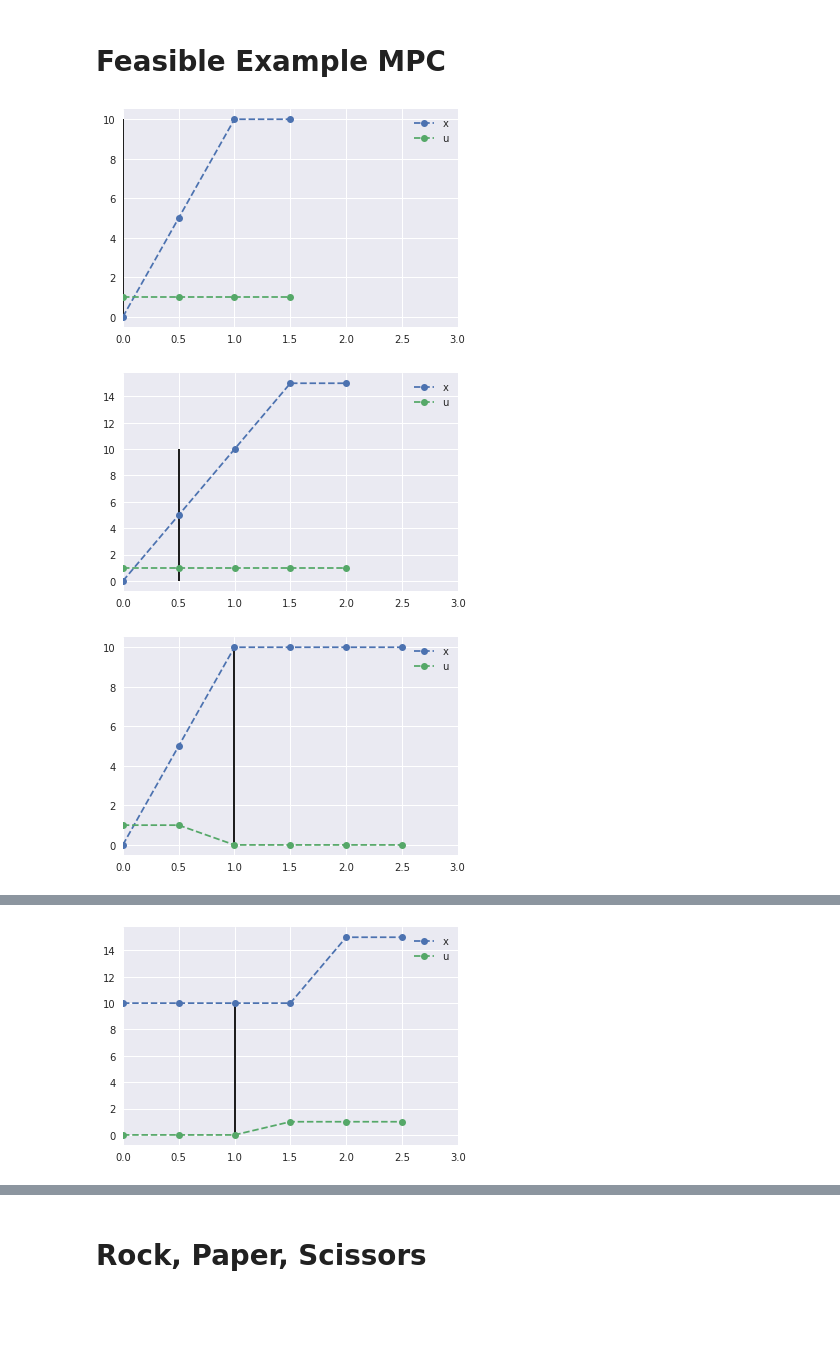
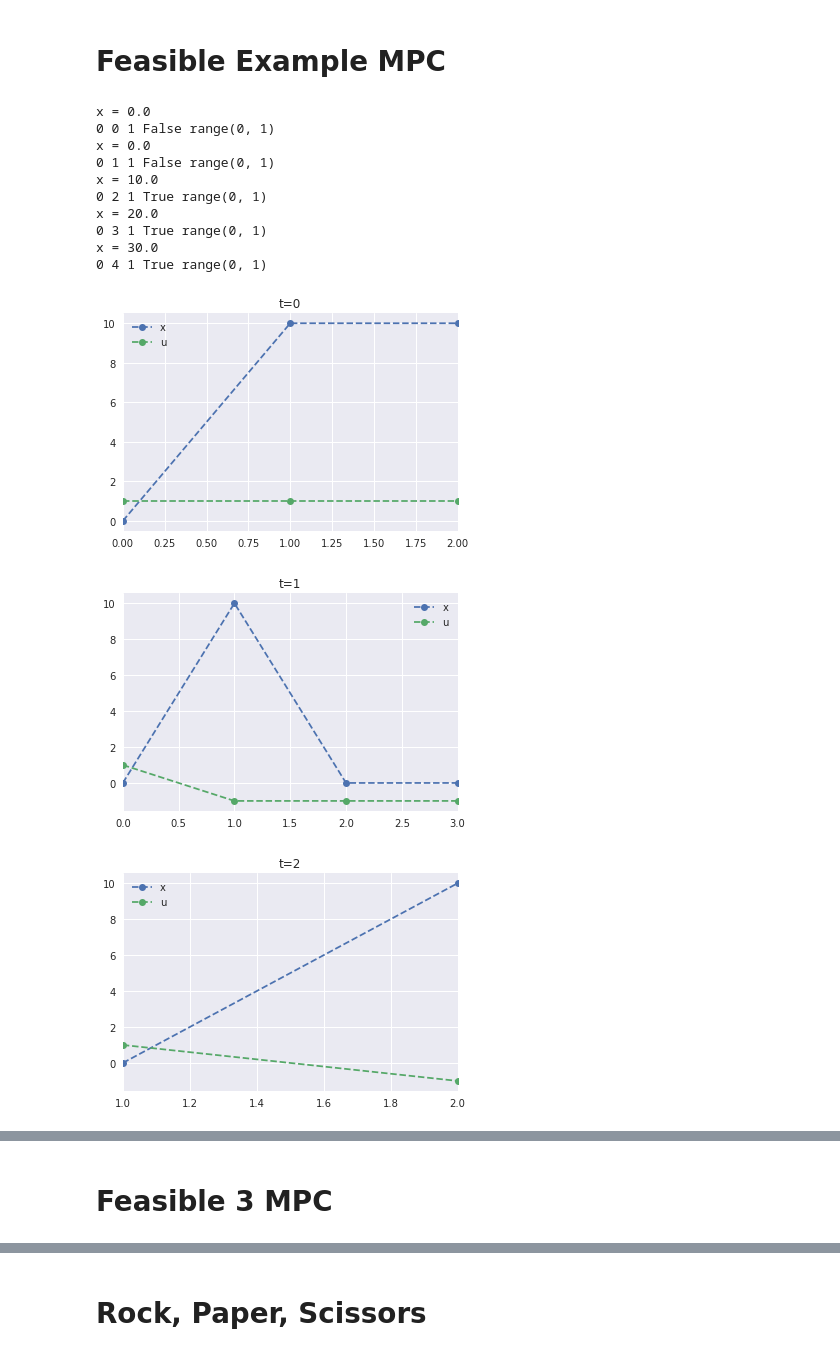
Before and after one commit to mvcisback/py-blustl, a Jupyter notebook: magnum/examples/Example_Notebook.ipynb, the cells around one changed output, grey strips where cells are left out. Cells and saved outputs as stored; diff of their text form; code cells hidden in the pictures; blank space fills up the shorter version.

Commit message:
allow input to take on values between -1 and 1 + bug fixes

```diff
--- a/magnum/examples/Example_Notebook.ipynb
+++ b/magnum/examples/Example_Notebook.ipynb
@@ -54,12 +57,19 @@ def solution_to_df(solution, dt):
 # %%
 dfs = (solution_to_df(sol, g.model.dt) for sol in solutions )
 # %%
-for i, df in enumerate(fn.take(10, dfs)):
-    df.plot(style='--o')
-    plt.xlim(0, 3)
-    i = min(i, 2)
-    plt.vlines(i*g.model.dt, 0, 10)
+for i, df in enumerate(fn.take(5, dfs)):
+    df.plot(style='--o', title=f't={i}')
 # %% [output]
+x = 0.0
+0 0 1 False range(0, 1)
+x = 0.0
+0 1 1 False range(0, 1)
+x = 10.0
+0 2 1 True range(0, 1)
+x = 20.0
+0 3 1 True range(0, 1)
+x = 30.0
+0 4 1 True range(0, 1)
-[figure, old version]
+[figure, new version]
-[figure, old version]
+[figure, new version]
-[figure, old version]
+[figure, new version]
@@ -68 +77,0 @@ for i, df in enumerate(fn.take(10, dfs)):
-[figure, removed]
@@ -74,0 +78,2 @@ for i, df in enumerate(fn.take(10, dfs)):
+# %% [markdown]
+# Feasible 3 MPC
```
Also changed, not shown: parts of 25 cells of this notebook, 8 other files.
